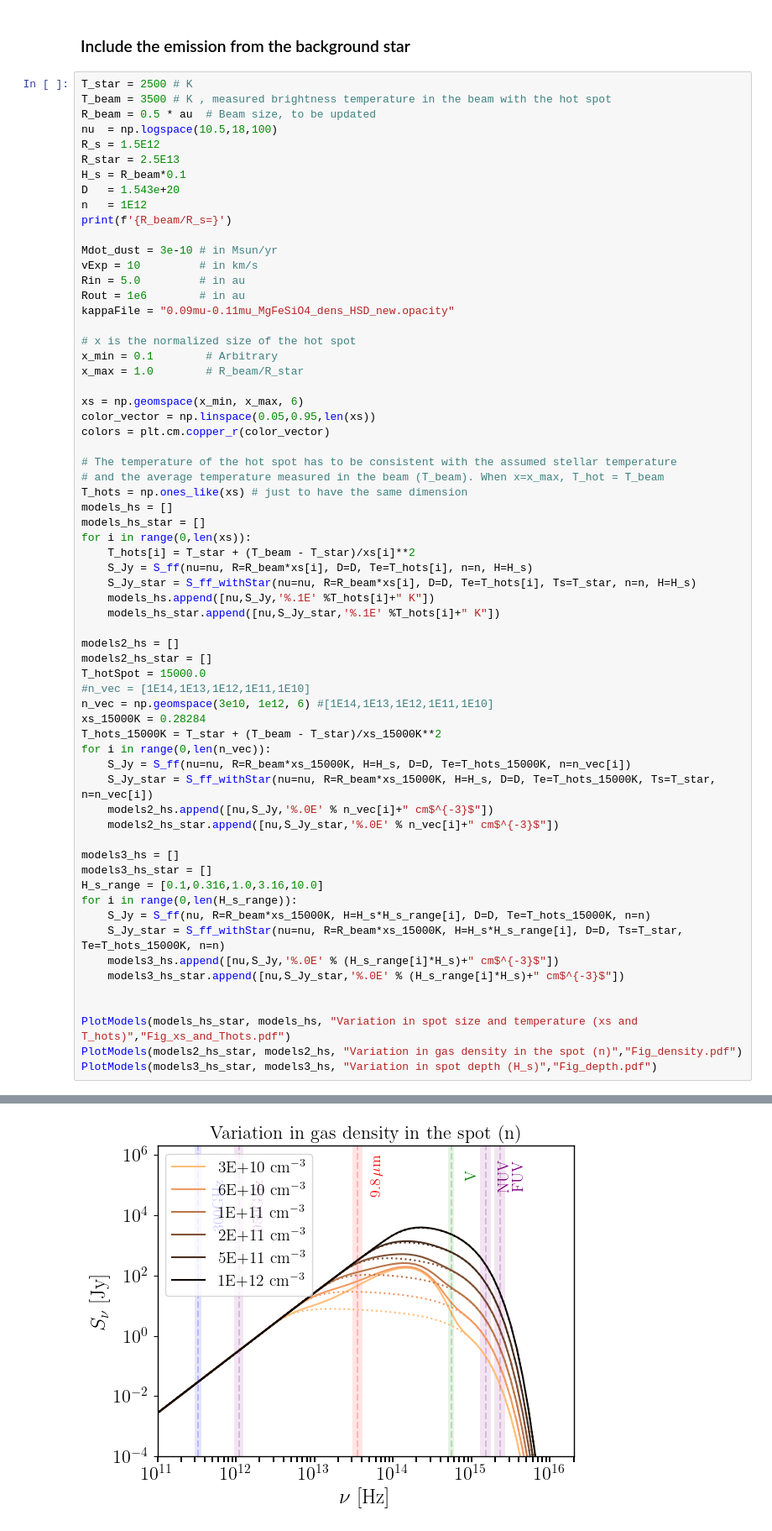
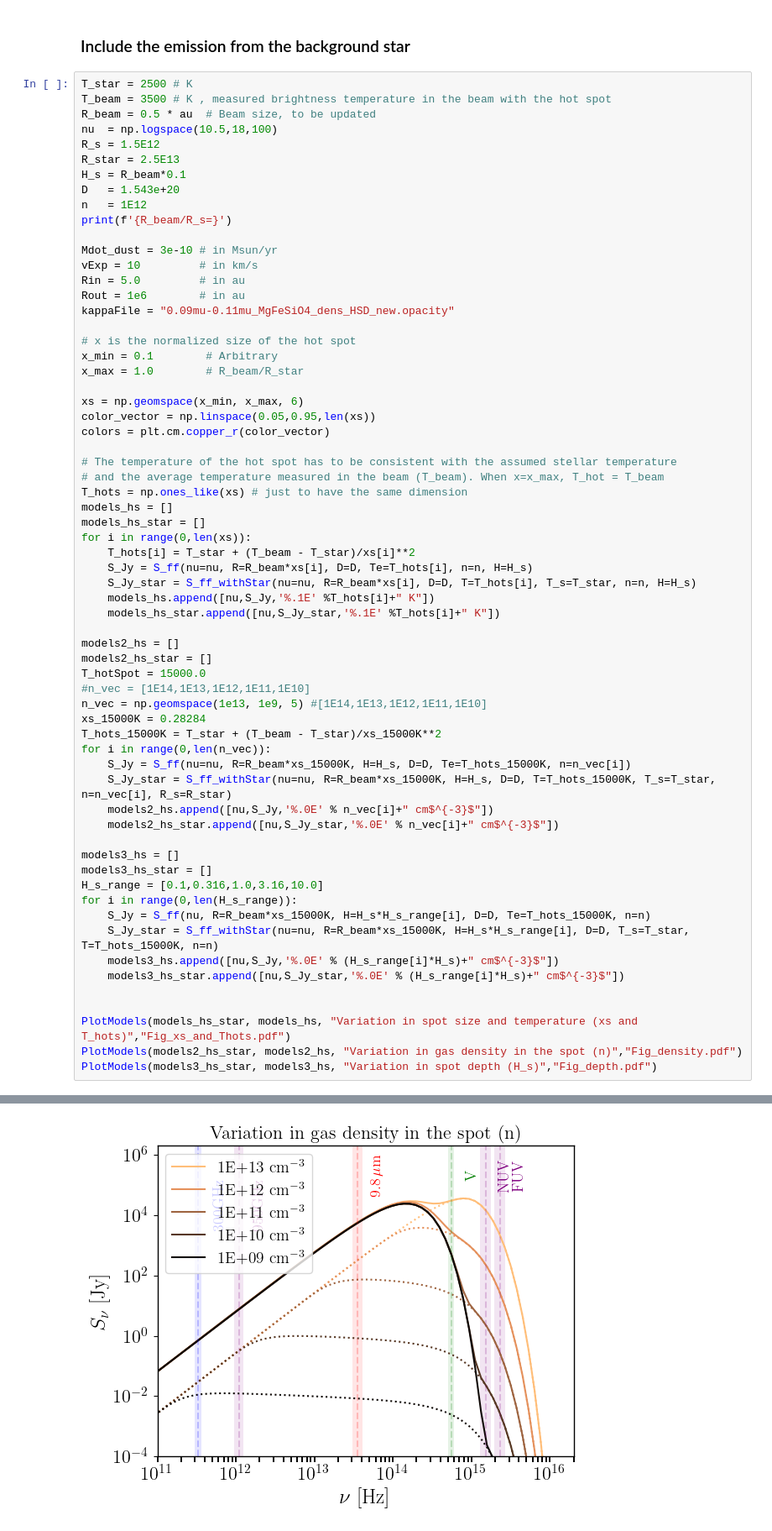
Before and after one commit to santimda/AGB_hotspot-SED, a Jupyter notebook: ipynbs/UV_fit_cyl_new_with_dust.ipynb, the cells around one changed output, grey strips where cells are left out. Shown at 84% size. Cells and saved outputs as stored; diff of their text form.

Commit message:
Small improvements, most relevant is the generalisation to have an independent R_s parameter to calculate the flux of the whole star if it is unresolved

```diff
--- a/ipynbs/UV_fit_cyl_new_with_dust.ipynb
+++ b/ipynbs/UV_fit_cyl_new_with_dust.ipynb
@@ -168,38 +168,38 @@ models_hs_star = []
 for i in range(0,len(xs)):
     T_hots[i] = T_star + (T_beam - T_star)/xs[i]**2
     S_Jy = S_ff(nu=nu, R=R_beam*xs[i], D=D, Te=T_hots[i], n=n, H=H_s)
-    S_Jy_star = S_ff_withStar(nu=nu, R=R_beam*xs[i], D=D, Te=T_hots[i], Ts=T_star, n=n, H=H_s)
+    S_Jy_star = S_ff_withStar(nu=nu, R=R_beam*xs[i], D=D, T=T_hots[i], T_s=T_star, n=n, H=H_s)
     models_hs.append([nu,S_Jy,'%.1E' %T_hots[i]+" K"])
     models_hs_star.append([nu,S_Jy_star,'%.1E' %T_hots[i]+" K"])
 
 models2_hs = []
 models2_hs_star = []
 T_hotSpot = 15000.0
 #n_vec = [1E14,1E13,1E12,1E11,1E10]
-n_vec = np.geomspace(3e10, 1e12, 6) #[1E14,1E13,1E12,1E11,1E10]
+n_vec = np.geomspace(1e13, 1e9, 5) #[1E14,1E13,1E12,1E11,1E10]
 xs_15000K = 0.28284
 T_hots_15000K = T_star + (T_beam - T_star)/xs_15000K**2
 for i in range(0,len(n_vec)):
     S_Jy = S_ff(nu=nu, R=R_beam*xs_15000K, H=H_s, D=D, Te=T_hots_15000K, n=n_vec[i])
-    S_Jy_star = S_ff_withStar(nu=nu, R=R_beam*xs_15000K, H=H_s, D=D, Te=T_hots_15000K, Ts=T_star, n=n_vec[i])
+    S_Jy_star = S_ff_withStar(nu=nu, R=R_beam*xs_15000K, H=H_s, D=D, T=T_hots_15000K, T_s=T_star, n=n_vec[i], R_s=R_star)
     models2_hs.append([nu,S_Jy,'%.0E' % n_vec[i]+" cm$^{-3}$"])
     models2_hs_star.append([nu,S_Jy_star,'%.0E' % n_vec[i]+" cm$^{-3}$"])
 
 models3_hs = []
 models3_hs_star = []
 H_s_range = [0.1,0.316,1.0,3.16,10.0]
 for i in range(0,len(H_s_range)):
     S_Jy = S_ff(nu, R=R_beam*xs_15000K, H=H_s*H_s_range[i], D=D, Te=T_hots_15000K, n=n)
-    S_Jy_star = S_ff_withStar(nu=nu, R=R_beam*xs_15000K, H=H_s*H_s_range[i], D=D, Ts=T_star, Te=T_hots_15000K, n=n)
+    S_Jy_star = S_ff_withStar(nu=nu, R=R_beam*xs_15000K, H=H_s*H_s_range[i], D=D, T_s=T_star, T=T_hots_15000K, n=n)
     models3_hs.append([nu,S_Jy,'%.0E' % (H_s_range[i]*H_s)+" cm$^{-3}$"])
     models3_hs_star.append([nu,S_Jy_star,'%.0E' % (H_s_range[i]*H_s)+" cm$^{-3}$"])
 
 
 PlotModels(models_hs_star, models_hs, "Variation in spot size and temperature (xs and T_hots)","Fig_xs_and_Thots.pdf")
 PlotModels(models2_hs_star, models2_hs, "Variation in gas density in the spot (n)","Fig_density.pdf")
 PlotModels(models3_hs_star, models3_hs, "Variation in spot depth (H_s)","Fig_depth.pdf")
 # %% [output]
 R_beam/R_s=4.986666666666666
 [figure]
-[figure, old version]
+[figure, new version]
 [figure]
```
Also changed, not shown: 1 other file.
